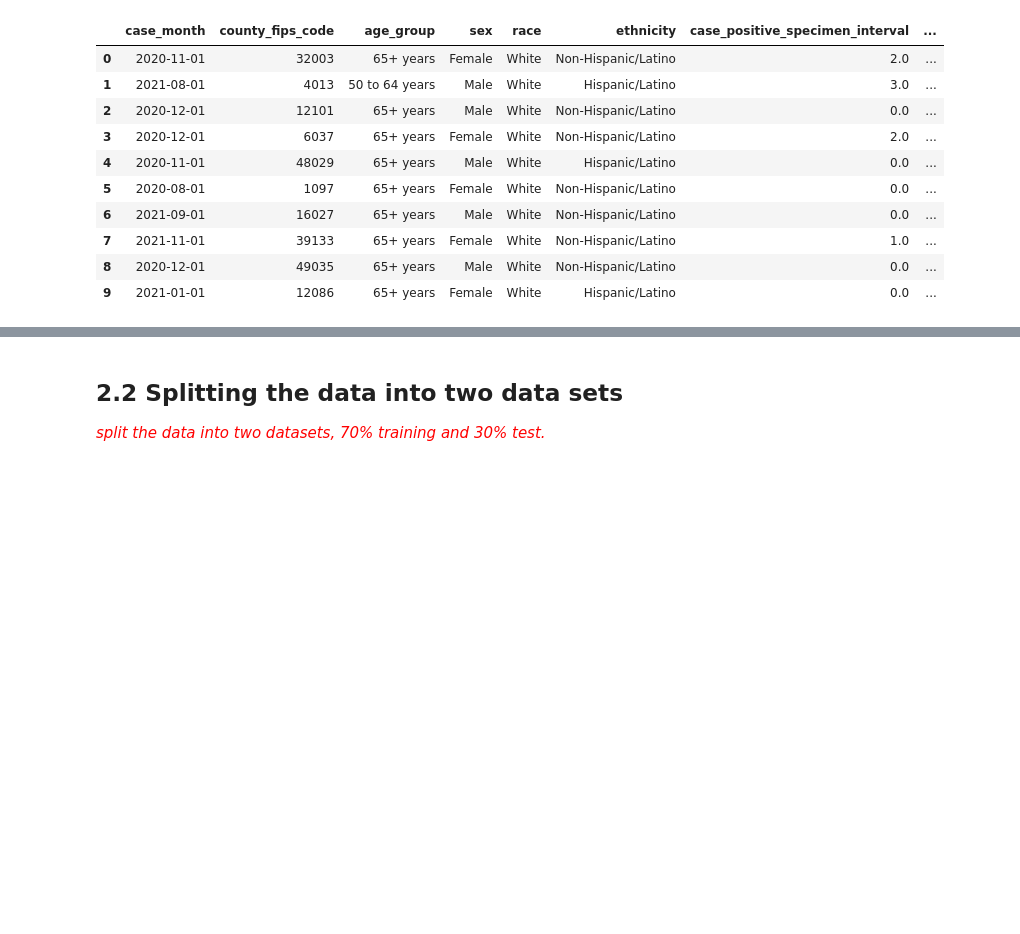
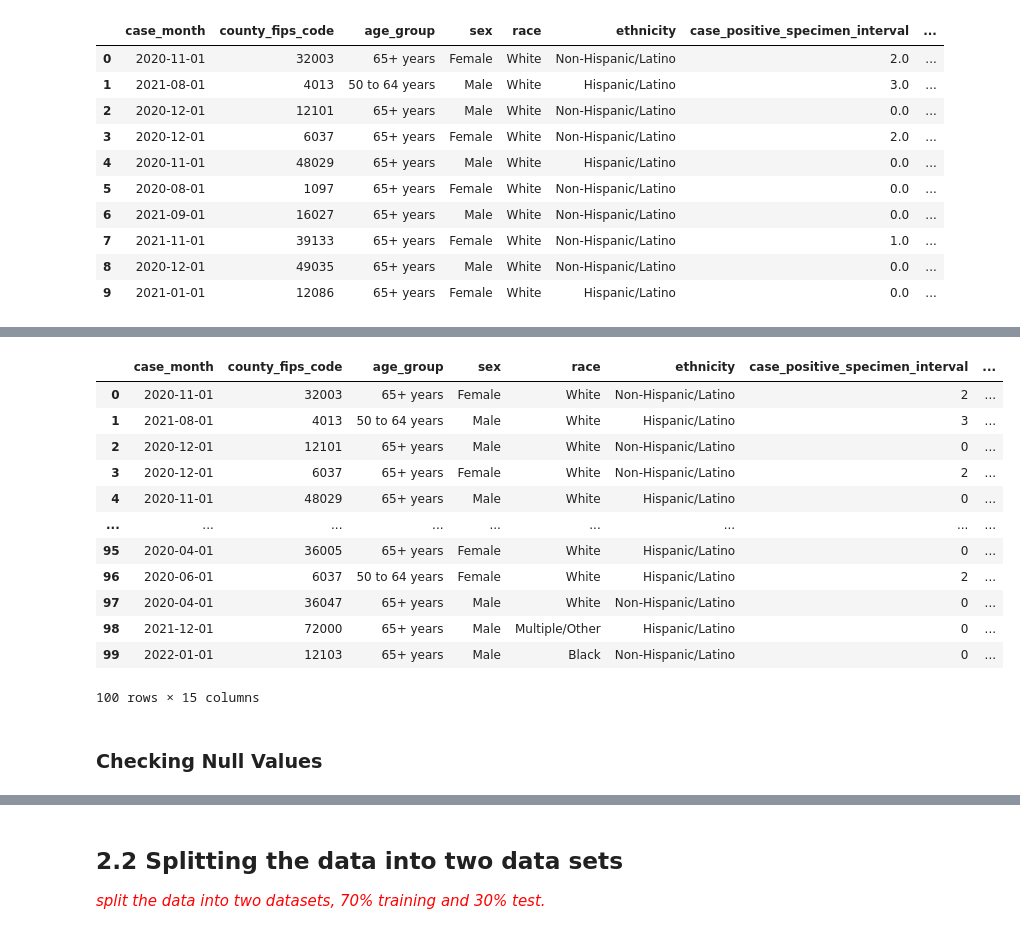
Before and after one commit to tlopesx/Assignment-2, a Jupyter notebook: 22202398_Submission/22202398-Homework2-Notebook.ipynb, the cells around one changed output, grey strips where cells are left out. Cells and saved outputs as stored; diff of their text form; code cells hidden in the pictures; blank space fills up the shorter version.

Commit message:
Cleaning datatypes, adding boolean values, renaming features

```diff
--- a/22202398_Submission/22202398-Homework2-Notebook.ipynb
+++ b/22202398_Submission/22202398-Homework2-Notebook.ipynb
@@ -115,0 +238,28 @@ data.head(10)
+# %%
+# Get categorical features
+categorical_category = ['county_fips_code', 'age_group', 'sex', 'race', 'ethnicity']
+categorical_bool = ['current_status', 'symptom_status', 'hosp_yn', 'risk_factor', 'death_yn']
+categorical =  categorical_category + categorical_bool
+
+# Assign types to columns - boolean
+for column in categorical_bool:
+    if column == 'current_status':
+        data[column] = data[column].map({'Laboratory-confirmed case': True, 'Probable Case': False})
+    elif column == 'symptom_status':
+        data[column] = data[column].map({'Symptomatic': True, 'Asymptomatic': False})
+    elif column == 'risk_factor':
+        data[column] = data[column].astype(bool)
+    elif column == 'hosp_yn' or column == 'death_yn':
+        data[column] = data[column].map({'Yes': True, 'No': False})
+    elif column == 'risk_factor':
+        data[column] = data[column].map({1: True, 0: False})
+    data[column] = data[column].astype('bool')
+
+# Assign types to columns - categorical
+for column in categorical_category:
+    data[column] = data[column].astype('category')
+
+# Rename columns to match restructuring of data
+data.rename(columns={'current_status': 'laboratory_confirmed_tf', 'symptom_status': 'symptomatic_tf', 'hosp_yn': 'hosp_tf', 'risk_factor': 'risk_factor_tf', 'death_yn': 'death_tf'}, inplace=True)
+
+data.dtypes
@@ -115,0 +283,27 @@ data.head(10)
+# %%
+# Update county_fips_code column
+data['county_fips_code'] = data['county_fips_code'].apply(lambda row: row // 1000)
+
+
+# Get renamed categorical features
+categorical_category = ['county_fips_code', 'age_group', 'sex', 'race', 'ethnicity']
+categorical_bool = ['laboratory_confirmed_tf', 'symptomatic_tf', 'hosp_tf', 'risk_factor_tf', 'death_tf']
+categorical =  categorical_category + categorical_bool
+# %%
+data.head(100)
+# %% [output]
+|  | case_month | county_fips_code | age_group | sex | race | ethnicity | case_positive_specimen_interval | ... |
+| 0 | 2020-11-01 | 32003 | 65+ years | Female | White | Non-Hispanic/Latino | 2 | ... |
+| 1 | 2021-08-01 | 4013 | 50 to 64 years | Male | White | Hispanic/Latino | 3 | ... |
+| 2 | 2020-12-01 | 12101 | 65+ years | Male | White | Non-Hispanic/Latino | 0 | ... |
+| 3 | 2020-12-01 | 6037 | 65+ years | Female | White | Non-Hispanic/Latino | 2 | ... |
+| 4 | 2020-11-01 | 48029 | 65+ years | Male | White | Hispanic/Latino | 0 | ... |
+| ... | ... | ... | ... | ... | ... | ... | ... | ... |
+| 95 | 2020-04-01 | 36005 | 65+ years | Female | White | Hispanic/Latino | 0 | ... |
+| 96 | 2020-06-01 | 6037 | 50 to 64 years | Female | White | Hispanic/Latino | 2 | ... |
+| 97 | 2020-04-01 | 36047 | 65+ years | Male | White | Non-Hispanic/Latino | 0 | ... |
+| 98 | 2021-12-01 | 72000 | 65+ years | Male | Multiple/Other | Hispanic/Latino | 0 | ... |
+| 99 | 2022-01-01 | 12103 | 65+ years | Male | Black | Non-Hispanic/Latino | 0 | ... |
+100 rows × 15 columns
+# %% [markdown]
+### Checking Null Values
```
Also changed, not shown: parts of 16 cells of this notebook.
